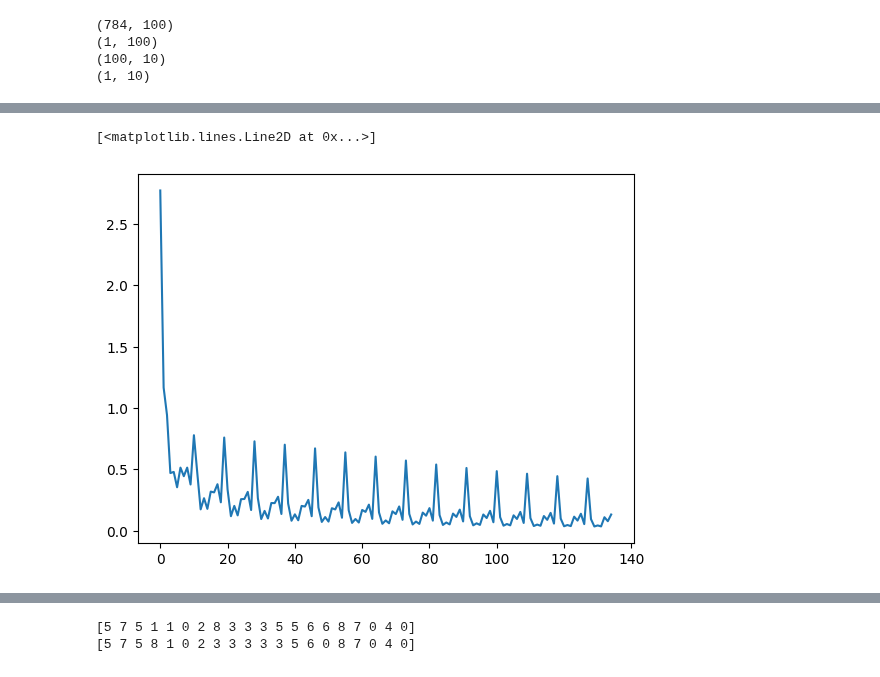
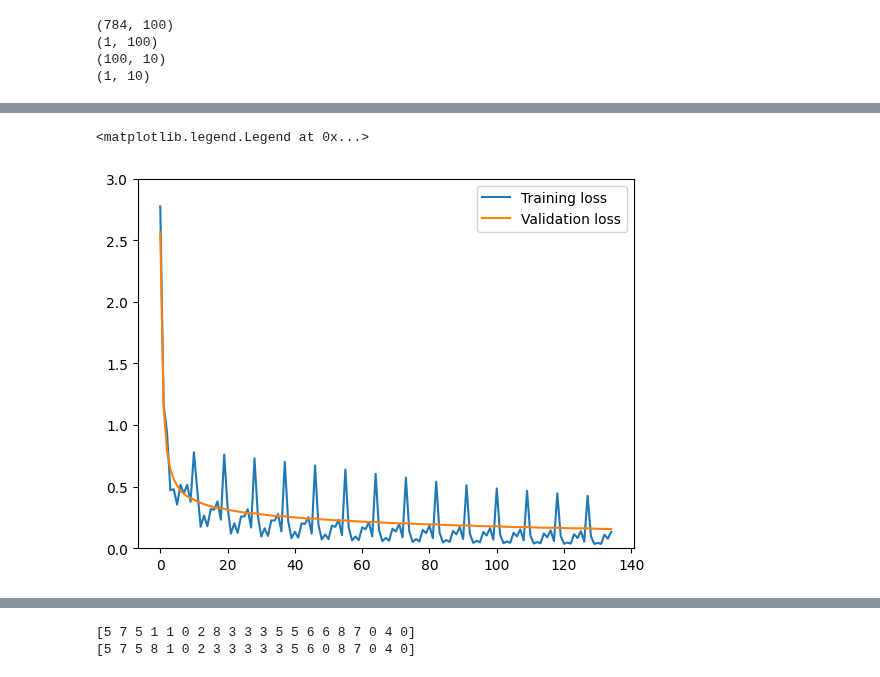
Before and after one commit to shane-kercheval/neural-networks, a Jupyter notebook: multilayer_perceptron/numpy_mlp_mnist.ipynb, the cells around one changed output, grey strips where cells are left out. Drawn from its saved outputs; the diff is of its cells as text; code cells hidden in the pictures.

```diff
--- a/multilayer_perceptron/numpy_mlp_mnist.ipynb
+++ b/multilayer_perceptron/numpy_mlp_mnist.ipynb
@@ -230,6 +229,7 @@ learning_rate = 0.01
 epochs = 15
 batch_size = 32
 losses = []
+val_losses = []
 
 params = {
     "W_1": W_1,
@@ -248,6 +248,10 @@ for epoch in range(epochs):
         params = update_parameters(params, grads, learning_rate)
         if i % 6_400 == 0:
             losses.append(loss)
-            print(f"Epoch {epoch}, Batch {batch:04}, loss {loss}")
-print(f'Epoch {epoch}, Batch {batch}, Loss: {loss.item()}')
+            # calculate validation loss
+            val_logits, _ = forward_pass(x_val, params)
+            val_loss = compute_loss(y=y_val, pred_probs=val_logits)
+            val_losses.append(val_loss)
+            print(f"Epoch {epoch}, Batch {batch:04}, training loss {loss.round(3)}, validation loss {val_loss.round(3)}")  # noqa
+print(f"Epoch {epoch}, Batch {batch:04}, training loss {loss.round(3)}, validation loss {val_loss.round(3)}")  # noqa
 # %% [output]
@@ -271,7 +275,10 @@ Epoch 14, Batch 1749, Loss: 0.07264784431214757
 # %%
 # plot losses over time
-plt.plot(losses)
+plt.plot(losses, label="Training loss")
+plt.plot(val_losses, label="Validation loss")
+plt.ylim(0, 3)
+plt.legend()
 # %% [output]
-[<matplotlib.lines.Line2D at 0x...>]
+<matplotlib.legend.Legend at 0x...>
-[figure, old version]
+[figure, new version]
 # %%
```
Also changed, not shown: parts of 5 cells of this notebook, 1 other file.
